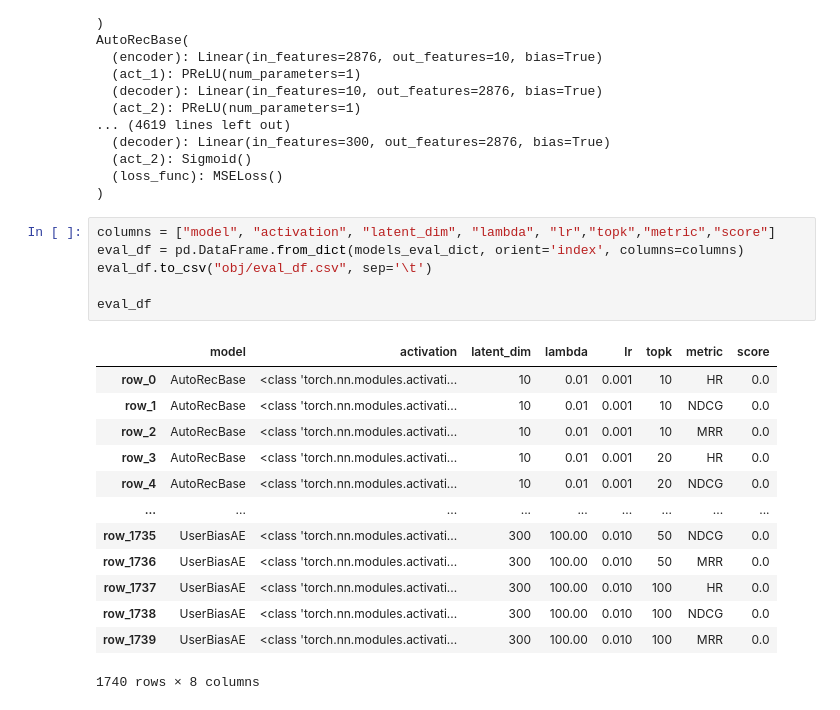
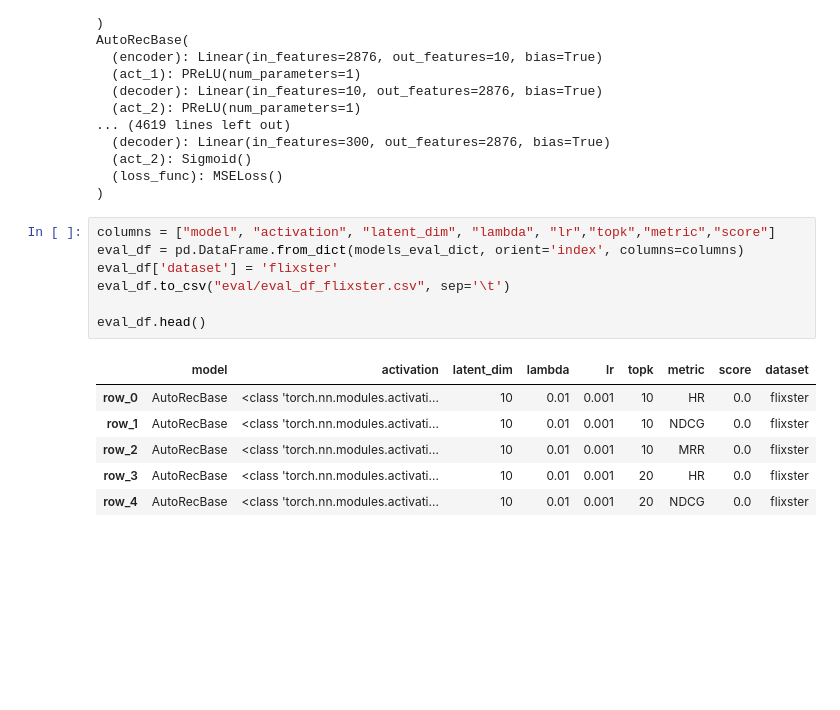
Before and after one commit to untergunter/AutoRec, a Jupyter notebook: autorec.ipynb, the cells around one changed output. Drawn from its saved outputs; the diff is of its cells as text; blank space fills up the shorter version.

```diff
--- a/autorec.ipynb
+++ b/autorec.ipynb
@@ -290,20 +289,14 @@ AutoRecBase(
 # %%
 columns = ["model", "activation", "latent_dim", "lambda", "lr","topk","metric","score"]
 eval_df = pd.DataFrame.from_dict(models_eval_dict, orient='index', columns=columns)
-eval_df.to_csv("obj/eval_df.csv", sep='\t')
+eval_df['dataset'] = 'flixster'
+eval_df.to_csv("eval/eval_df_flixster.csv", sep='\t')
 
-eval_df
+eval_df.head()
 # %% [output]
-|  | model | activation | latent_dim | lambda | lr | topk | metric | score |
-| row_0 | AutoRecBase | <class 'torch.nn.modules.activati... | 10 | 0.01 | 0.001 | 10 | HR | 0.0 |
-| row_1 | AutoRecBase | <class 'torch.nn.modules.activati... | 10 | 0.01 | 0.001 | 10 | NDCG | 0.0 |
-| row_2 | AutoRecBase | <class 'torch.nn.modules.activati... | 10 | 0.01 | 0.001 | 10 | MRR | 0.0 |
-| row_3 | AutoRecBase | <class 'torch.nn.modules.activati... | 10 | 0.01 | 0.001 | 20 | HR | 0.0 |
-| row_4 | AutoRecBase | <class 'torch.nn.modules.activati... | 10 | 0.01 | 0.001 | 20 | NDCG | 0.0 |
-| ... | ... | ... | ... | ... | ... | ... | ... | ... |
-| row_1735 | UserBiasAE | <class 'torch.nn.modules.activati... | 300 | 100.00 | 0.010 | 50 | NDCG | 0.0 |
-| row_1736 | UserBiasAE | <class 'torch.nn.modules.activati... | 300 | 100.00 | 0.010 | 50 | MRR | 0.0 |
-| row_1737 | UserBiasAE | <class 'torch.nn.modules.activati... | 300 | 100.00 | 0.010 | 100 | HR | 0.0 |
-| row_1738 | UserBiasAE | <class 'torch.nn.modules.activati... | 300 | 100.00 | 0.010 | 100 | NDCG | 0.0 |
-| row_1739 | UserBiasAE | <class 'torch.nn.modules.activati... | 300 | 100.00 | 0.010 | 100 | MRR | 0.0 |
+|  | model | activation | latent_dim | lambda | lr | topk | metric | score | dataset |
+| row_0 | AutoRecBase | <class 'torch.nn.modules.activati... | 10 | 0.01 | 0.001 | 10 | HR | 0.0 | flixster |
+| row_1 | AutoRecBase | <class 'torch.nn.modules.activati... | 10 | 0.01 | 0.001 | 10 | NDCG | 0.0 | flixster |
+| row_2 | AutoRecBase | <class 'torch.nn.modules.activati... | 10 | 0.01 | 0.001 | 10 | MRR | 0.0 | flixster |
+| row_3 | AutoRecBase | <class 'torch.nn.modules.activati... | 10 | 0.01 | 0.001 | 20 | HR | 0.0 | flixster |
+| row_4 | AutoRecBase | <class 'torch.nn.modules.activati... | 10 | 0.01 | 0.001 | 20 | NDCG | 0.0 | flixster |
-1740 rows × 8 columns
```
Also changed, not shown: parts of 2 cells of this notebook, 1 other file.
